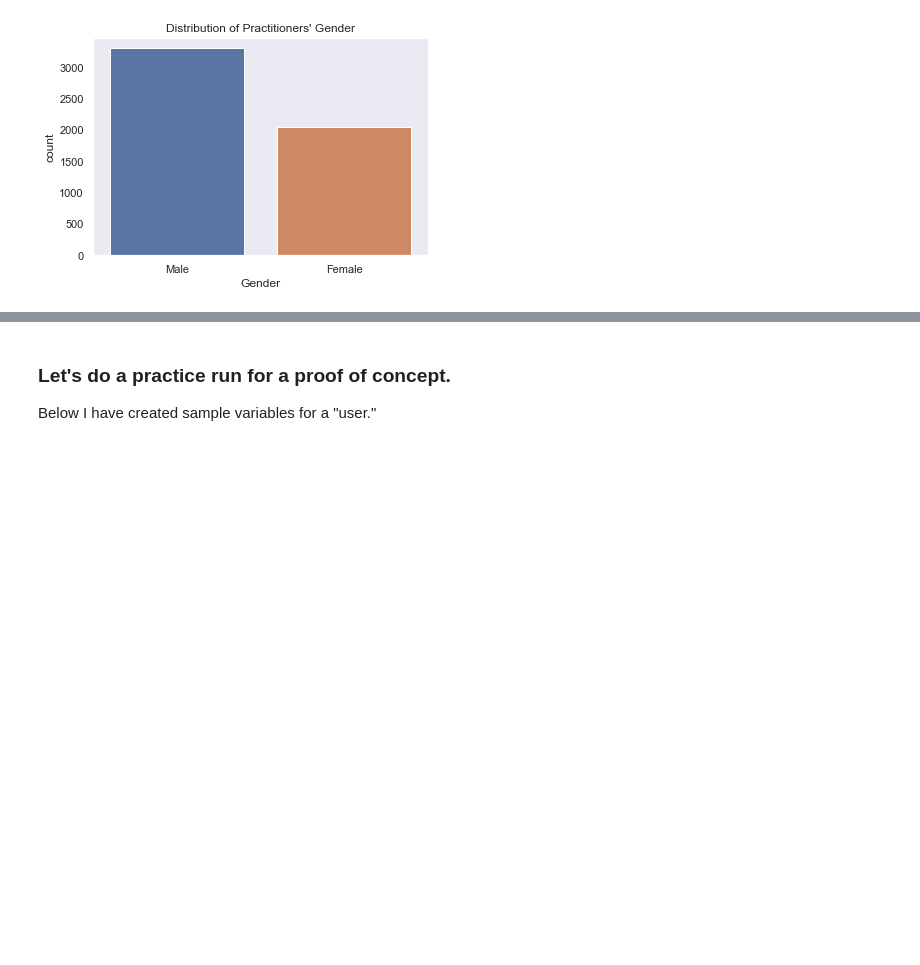
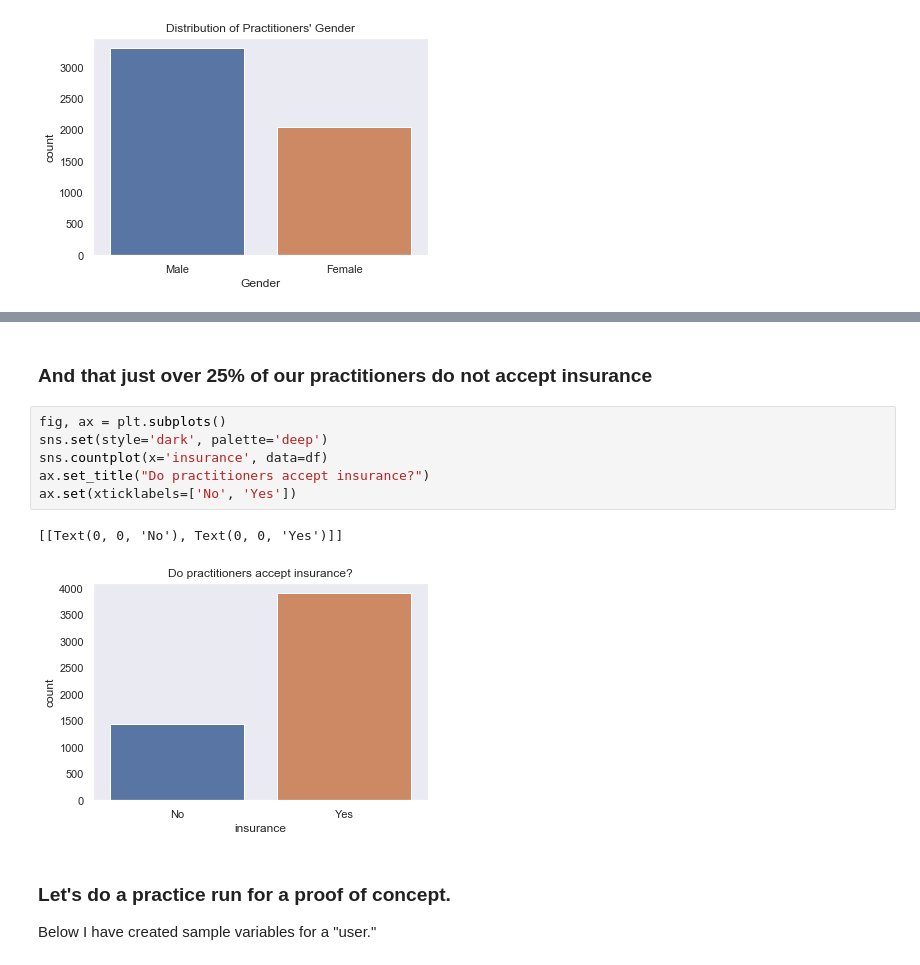
Before and after one commit to ndelrossi7/Recommind, a Jupyter notebook: Recommind_Presentation.ipynb, the cells around one changed output, grey strips where cells are left out. Drawn from its saved outputs; the diff is of its cells as text; blank space fills up the shorter version.

```diff
--- a/Recommind_Presentation.ipynb
+++ b/Recommind_Presentation.ipynb
@@ -31,3 +42,14 @@ ax.set(xticklabels=['Male', 'Female'])
+# %% [markdown]
+### And that just over 25% of our practitioners do not accept insurance
+# %%
+fig, ax = plt.subplots()
+sns.set(style='dark', palette='deep')
+sns.countplot(x='insurance', data=df)
+ax.set_title("Do practitioners accept insurance?")
+ax.set(xticklabels=['No', 'Yes'])
+# %% [output]
+[[Text(0, 0, 'No'), Text(0, 0, 'Yes')]]
+[figure, added]
 # %% [markdown]
 ### Let's do a practice run for a proof of concept.
 Below I have created sample variables for a "user."
```
Also changed, not shown: parts of 2 cells of this notebook.
